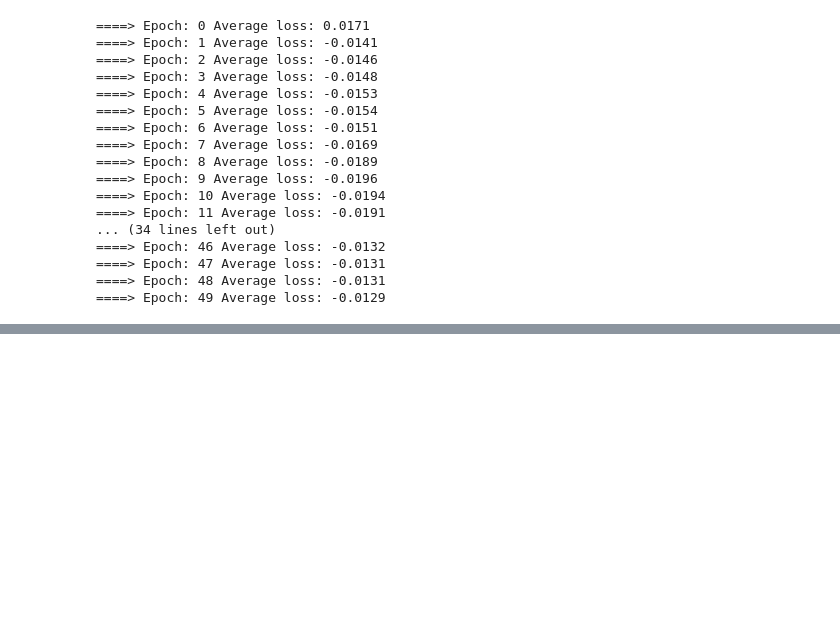
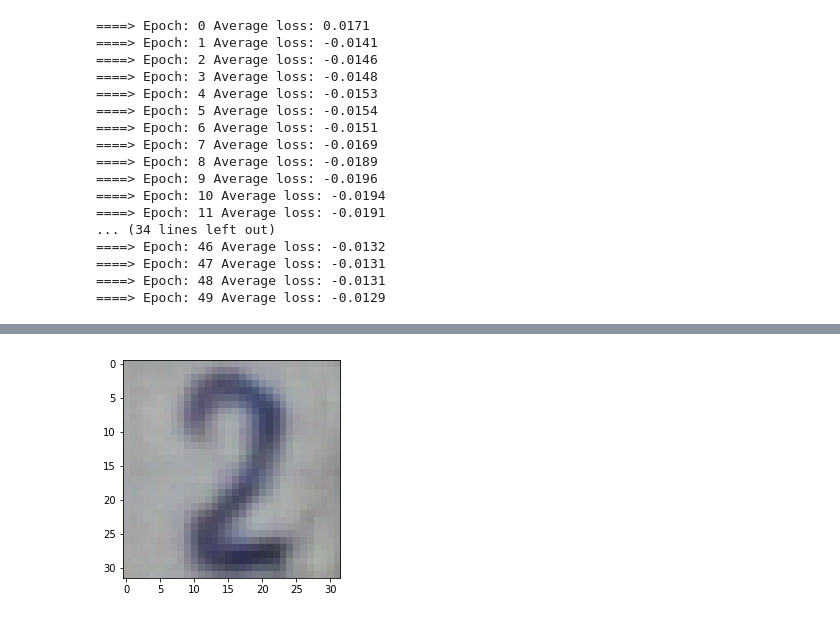
Before and after one commit to PBarde/IFT6135H19_assignment, a Jupyter notebook: assignment3/q3_GAN.ipynb, the cells around one changed output, grey strips where cells are left out. Cells and saved outputs as stored; diff of their text form; code cells hidden in the pictures; blank space fills up the shorter version.

```diff
--- a/assignment3/q3_GAN.ipynb
+++ b/assignment3/q3_GAN.ipynb
@@ -203,0 +232,6 @@ train(train_loader)
+# %%
+# sample latent variable for interpolation
+latent_variables_2 = Variable(torch.randn(1, z_size, device=device))
+createSample(G, 'GAN_interpolation/original_2.png', latent_variables_2, True)
+# %% [output]
+[figure, added]
```
Also changed, not shown: parts of 22 cells of this notebook, 1 other file.
